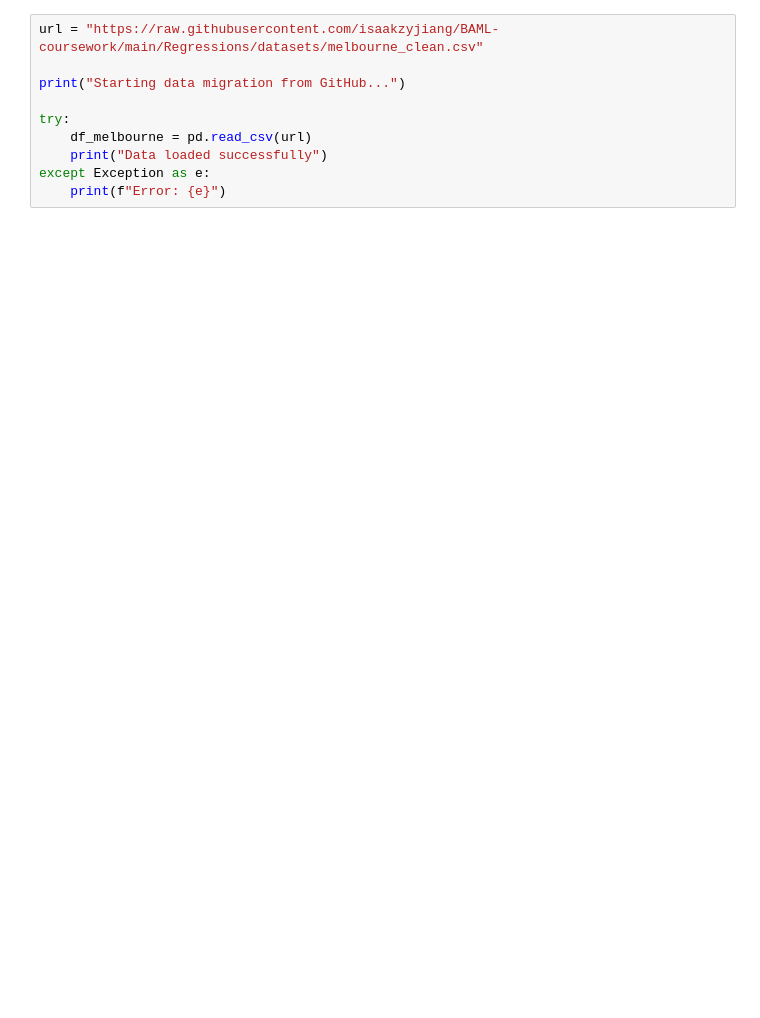
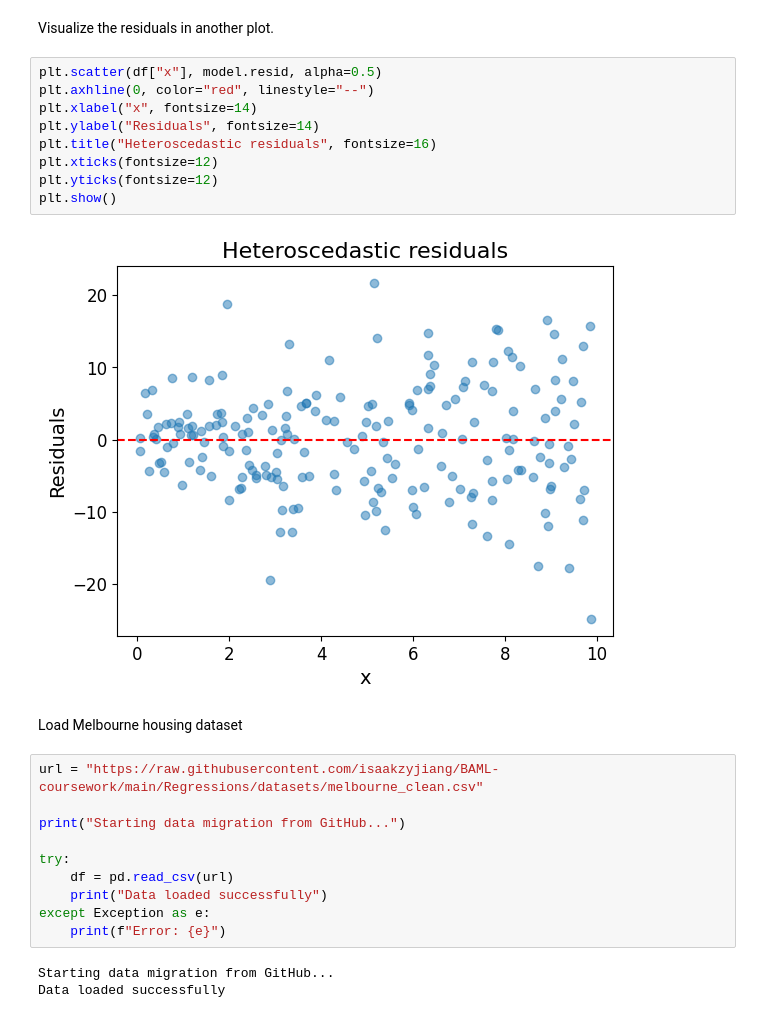
Before and after one commit to isaakzyjiang/BAML-coursework, a Jupyter notebook: Regressions/RM.ipynb, the cells around one changed output. Cells and saved outputs as stored; diff of their text form; blank space fills up the shorter version.

```diff
--- a/Regressions/RM.ipynb
+++ b/Regressions/RM.ipynb
@@ -33,10 +396,28 @@ except Exception as e:
+# %% [markdown]
+Visualize the residuals in another plot.
+# %%
+plt.scatter(df["x"], model.resid, alpha=0.5)
+plt.axhline(0, color="red", linestyle="--")
+plt.xlabel("x", fontsize=14)
+plt.ylabel("Residuals", fontsize=14)
+plt.title("Heteroscedastic residuals", fontsize=16)
+plt.xticks(fontsize=12)
+plt.yticks(fontsize=12)
+plt.show()
+# %% [output]
+[figure, added]
+# %% [markdown]
+Load Melbourne housing dataset
 # %%
 url = "https://raw.githubusercontent.com/isaakzyjiang/BAML-coursework/main/Regressions/datasets/melbourne_clean.csv"
 
 print("Starting data migration from GitHub...")
 
 try:
-    df_melbourne = pd.read_csv(url)
+    df = pd.read_csv(url)
     print("Data loaded successfully")
 except Exception as e:
     print(f"Error: {e}")
+# %% [output]
+Starting data migration from GitHub...
+Data loaded successfully
```
Also changed, not shown: parts of 74 cells of this notebook.
